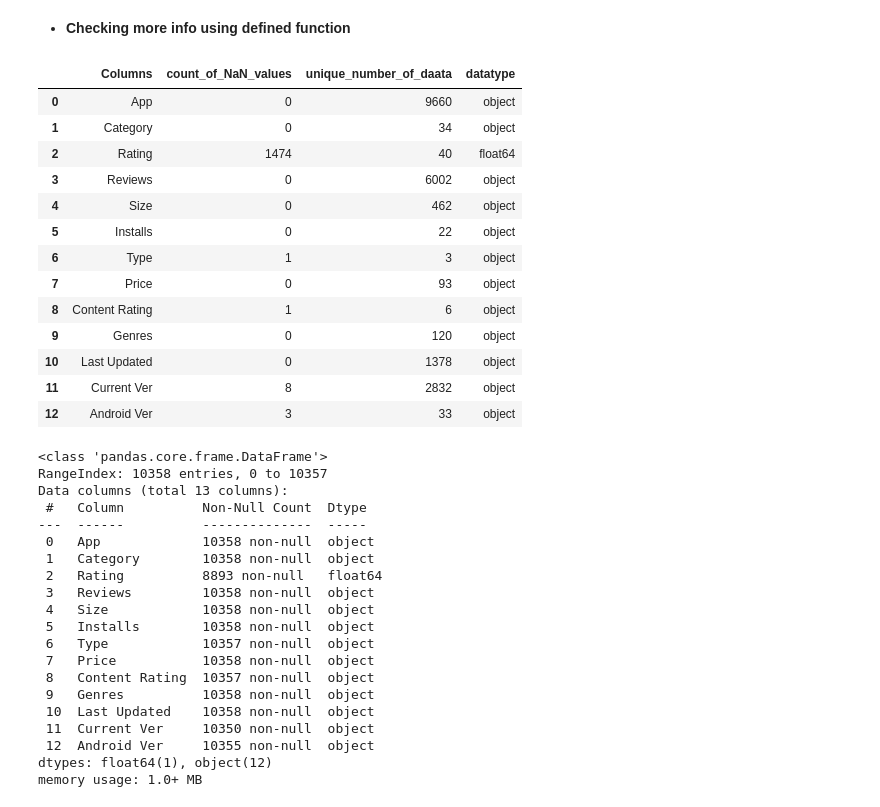
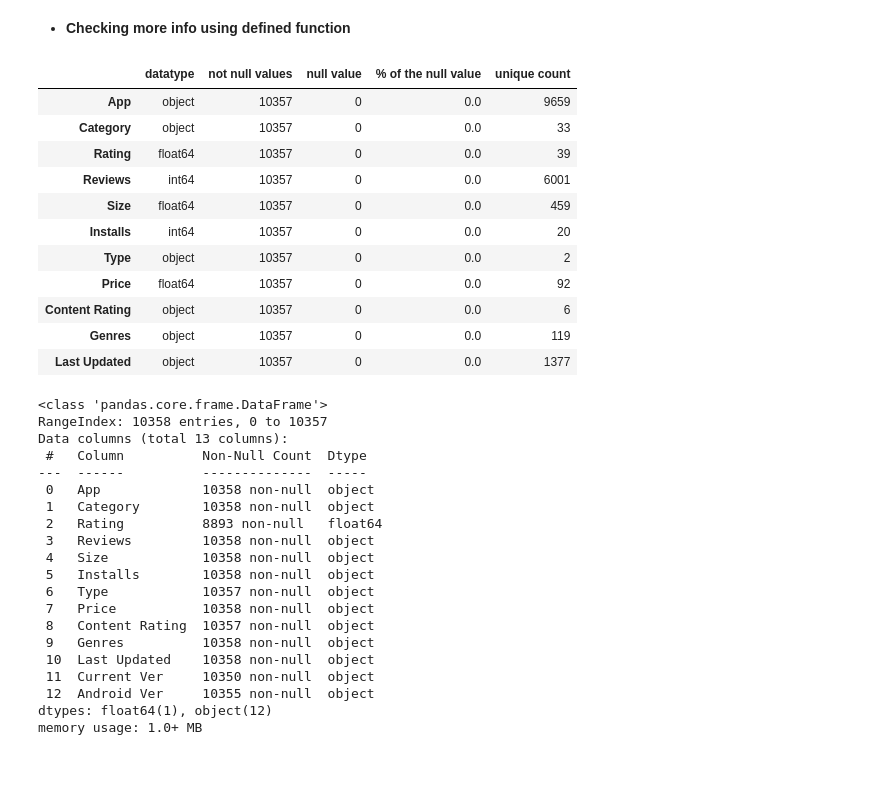
Before and after one commit to DrBharathiTC/Play_store-app-review-analysis-Capstone-project, a Jupyter notebook: Play_Store_App_Review_Analysis_EDA_Capstone.ipynb, the cells around one changed output. Drawn from its saved outputs; the diff is of its cells as text; code cells hidden in the pictures; blank space fills up the shorter version.

```diff
--- a/Play_Store_App_Review_Analysis_EDA_Capstone.ipynb
+++ b/Play_Store_App_Review_Analysis_EDA_Capstone.ipynb
@@ -235,23 +236,29 @@ def infodata(df):
 # %% [markdown]
 * **Checking more info using defined function**
-# %%
-
-infodata(PSDF1)
-# %% [output]
-|  | Columns | count_of_NaN_values | unique_number_of_daata | datatype |
-| 0 | App | 0 | 9660 | object |
-| 1 | Category | 0 | 34 | object |
-| 2 | Rating | 1474 | 40 | float64 |
-| 3 | Reviews | 0 | 6002 | object |
-| 4 | Size | 0 | 462 | object |
-| 5 | Installs | 0 | 22 | object |
-| 6 | Type | 1 | 3 | object |
-| 7 | Price | 0 | 93 | object |
-| 8 | Content Rating | 1 | 6 | object |
-| 9 | Genres | 0 | 120 | object |
-| 10 | Last Updated | 0 | 1378 | object |
-| 11 | Current Ver | 8 | 2832 | object |
-| 12 | Android Ver | 3 | 33 | object |
+# %%
+
+def playstoreinfo1():
+  temp=pd.DataFrame(index=PSDF1.columns)
+  temp["datatype"]=PSDF1.dtypes
+  temp["not null values"]=PSDF1.count()
+  temp["null value"]=PSDF1.isnull().sum()
+  temp["% of the null value"]=PSDF1.isnull().mean()
+  temp["unique count"]=PSDF1.nunique()
+  return temp
+playstoreinfo1()
+# %% [output]
+|  | datatype | not null values | null value | % of the null value | unique count |
+| App | object | 10357 | 0 | 0.0 | 9659 |
+| Category | object | 10357 | 0 | 0.0 | 33 |
+| Rating | float64 | 10357 | 0 | 0.0 | 39 |
+| Reviews | int64 | 10357 | 0 | 0.0 | 6001 |
+| Size | float64 | 10357 | 0 | 0.0 | 459 |
+| Installs | int64 | 10357 | 0 | 0.0 | 20 |
+| Type | object | 10357 | 0 | 0.0 | 2 |
+| Price | float64 | 10357 | 0 | 0.0 | 92 |
+| Content Rating | object | 10357 | 0 | 0.0 | 6 |
+| Genres | object | 10357 | 0 | 0.0 | 119 |
+| Last Updated | object | 10357 | 0 | 0.0 | 1377 |
 # %%
 PSDF1.info()
 # %% [output]
```
Also changed, not shown: parts of 54 cells of this notebook.
